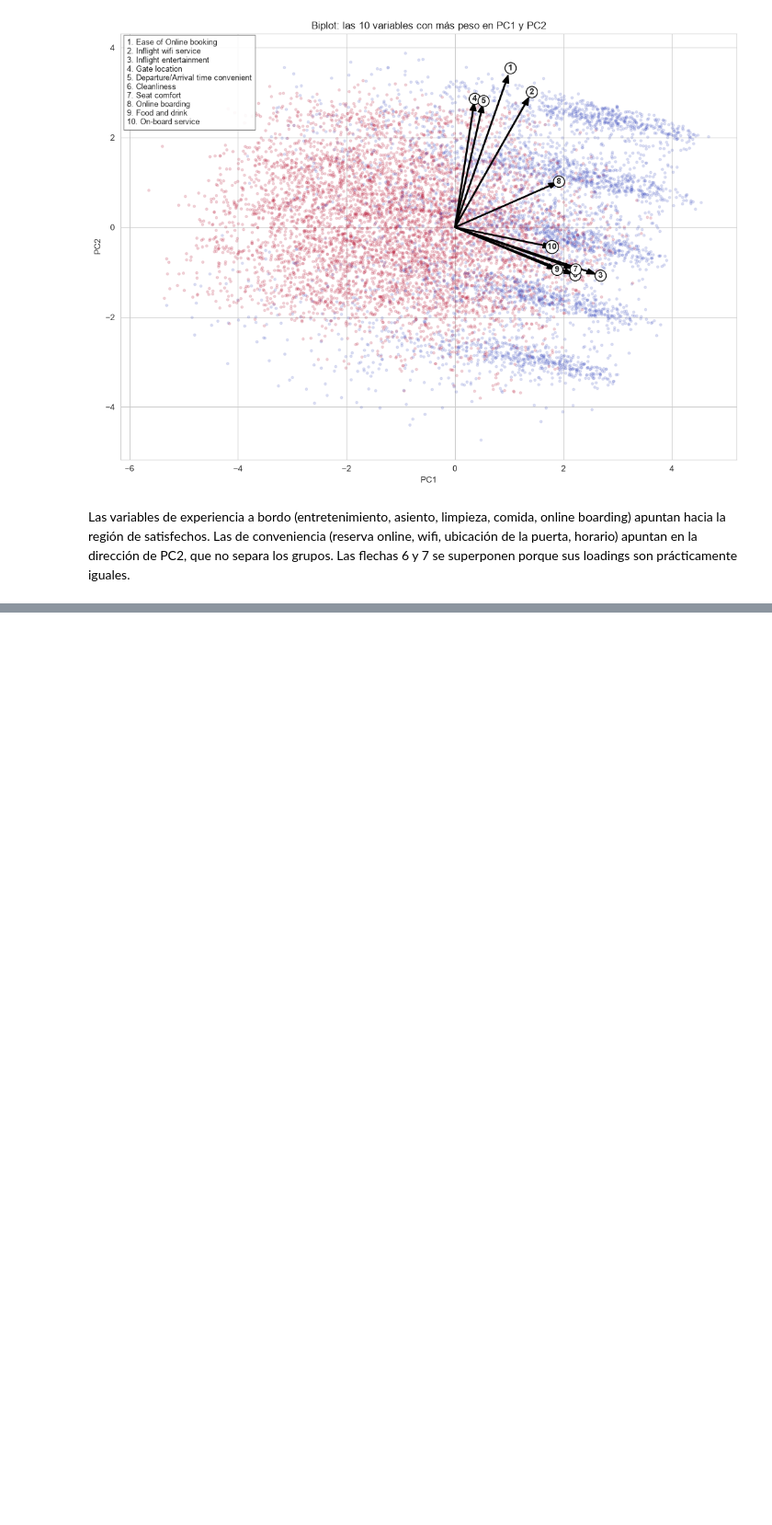
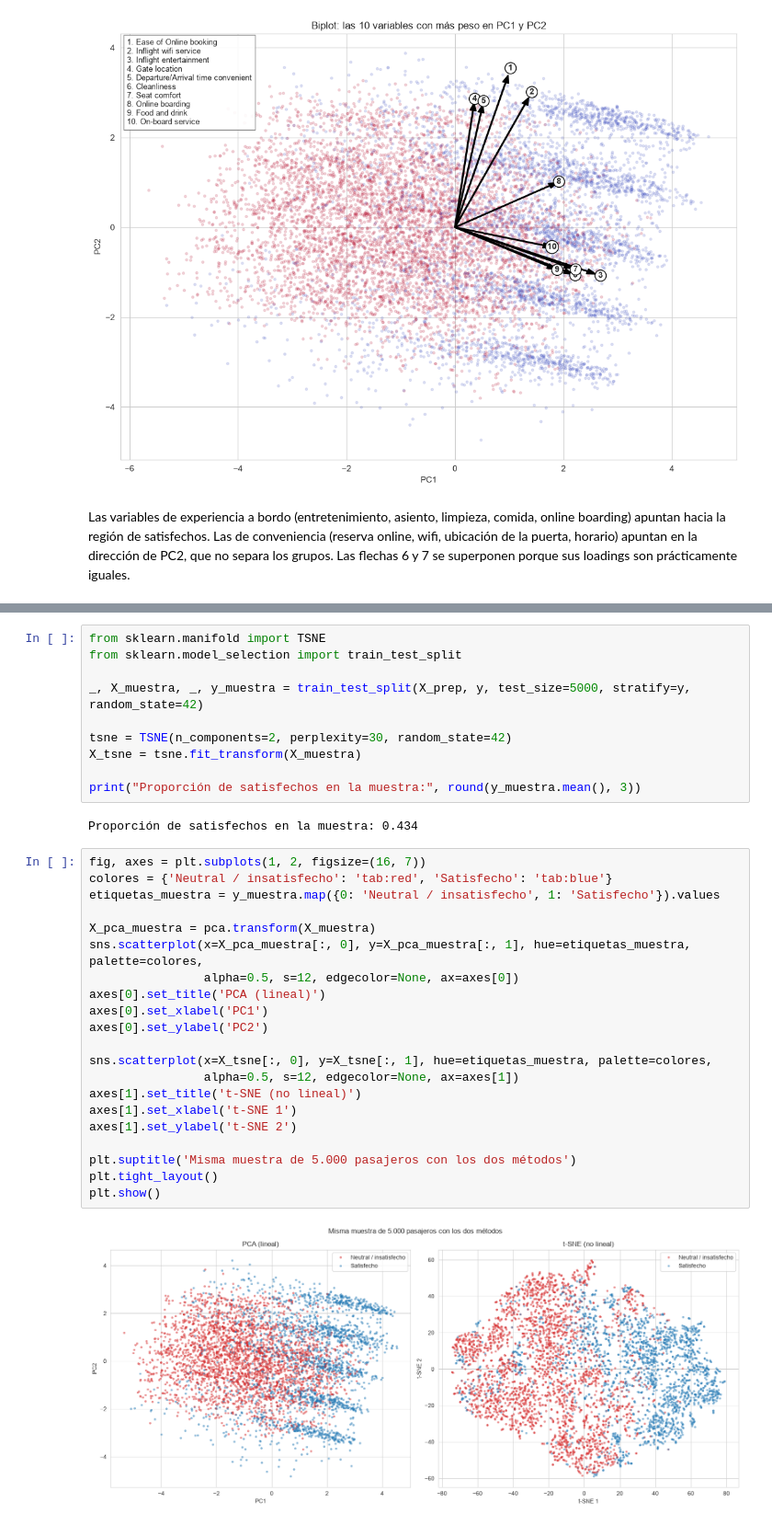
Before and after one commit to isabelhoyos287560/entrega2-analisis-de-datos, a Jupyter notebook: 03_preprocesamiento.ipynb, the cells around one changed output, grey strips where cells are left out. Shown at 92% size. Saved outputs shown, nothing was run; the diff lists cells and outputs as text; blank space fills up the shorter version.

```diff
--- a/03_preprocesamiento.ipynb
+++ b/03_preprocesamiento.ipynb
@@ -394,0 +400,35 @@ Las flechas 6 y 7 se superponen porque sus loadings son prácticamente iguales.
+# %%
+from sklearn.manifold import TSNE
+from sklearn.model_selection import train_test_split
+
+_, X_muestra, _, y_muestra = train_test_split(X_prep, y, test_size=5000, stratify=y, random_state=42)
+
+tsne = TSNE(n_components=2, perplexity=30, random_state=42)
+X_tsne = tsne.fit_transform(X_muestra)
+
+print("Proporción de satisfechos en la muestra:", round(y_muestra.mean(), 3))
+# %% [output]
+Proporción de satisfechos en la muestra: 0.434
+# %%
+fig, axes = plt.subplots(1, 2, figsize=(16, 7))
+colores = {'Neutral / insatisfecho': 'tab:red', 'Satisfecho': 'tab:blue'}
+etiquetas_muestra = y_muestra.map({0: 'Neutral / insatisfecho', 1: 'Satisfecho'}).values
+
+X_pca_muestra = pca.transform(X_muestra)
+sns.scatterplot(x=X_pca_muestra[:, 0], y=X_pca_muestra[:, 1], hue=etiquetas_muestra, palette=colores,
+                alpha=0.5, s=12, edgecolor=None, ax=axes[0])
+axes[0].set_title('PCA (lineal)')
+axes[0].set_xlabel('PC1')
+axes[0].set_ylabel('PC2')
+
+sns.scatterplot(x=X_tsne[:, 0], y=X_tsne[:, 1], hue=etiquetas_muestra, palette=colores,
+                alpha=0.5, s=12, edgecolor=None, ax=axes[1])
+axes[1].set_title('t-SNE (no lineal)')
+axes[1].set_xlabel('t-SNE 1')
+axes[1].set_ylabel('t-SNE 2')
+
+plt.suptitle('Misma muestra de 5.000 pasajeros con los dos métodos')
+plt.tight_layout()
+plt.show()
+# %% [output]
+[figure, added]
```
Also changed, not shown: parts of 7 cells of this notebook.
